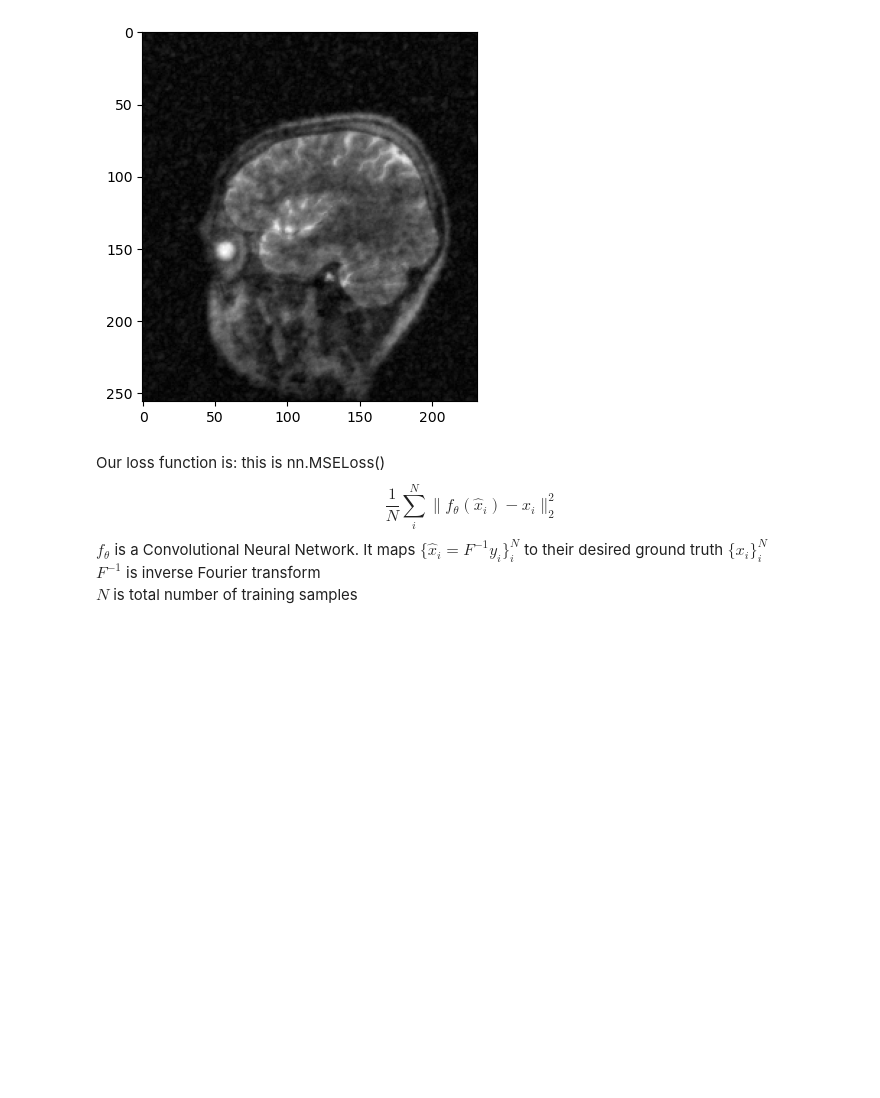
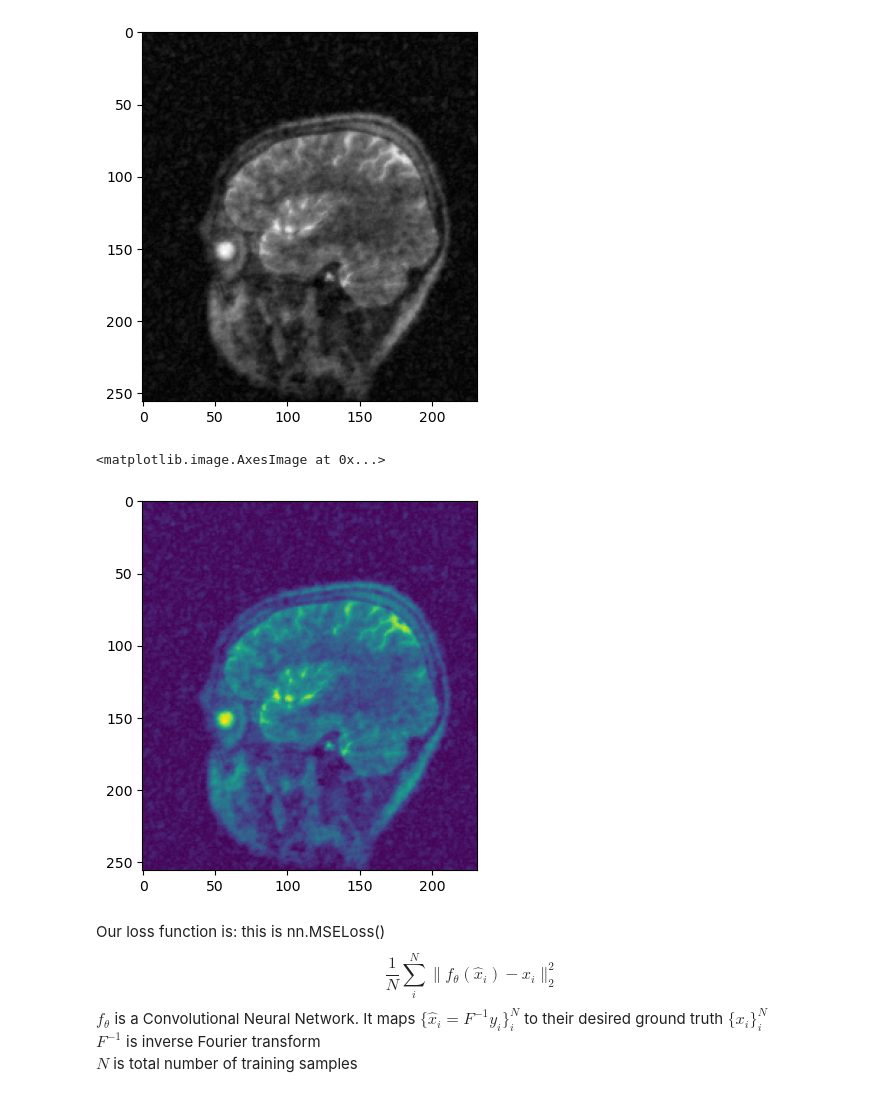
Before and after one commit to JasonLiu2024/MRI_project, a Jupyter notebook: StudentProject.ipynb, the cells around one changed output. Drawn from its saved outputs; the diff is of its cells as text; code cells hidden in the pictures; blank space fills up the shorter version.

```diff
--- a/StudentProject.ipynb
+++ b/StudentProject.ipynb
@@ -101,6 +101,12 @@ plt.imshow(x_hat_abs[10], cmap = 'gray')
 # %% [output]
 <matplotlib.image.AxesImage at 0x...>
 [figure]
+# %%
+# Visualize the 1st image with plt.imshow()
+plt.imshow(x_hat_abs[10])
+# %% [output]
+<matplotlib.image.AxesImage at 0x...>
+[figure, added]
 # %% [markdown]
 Our loss function is: this is nn.MSELoss()
 \begin{equation}
```
Also changed, not shown: parts of 3 cells of this notebook, 3 other files.
